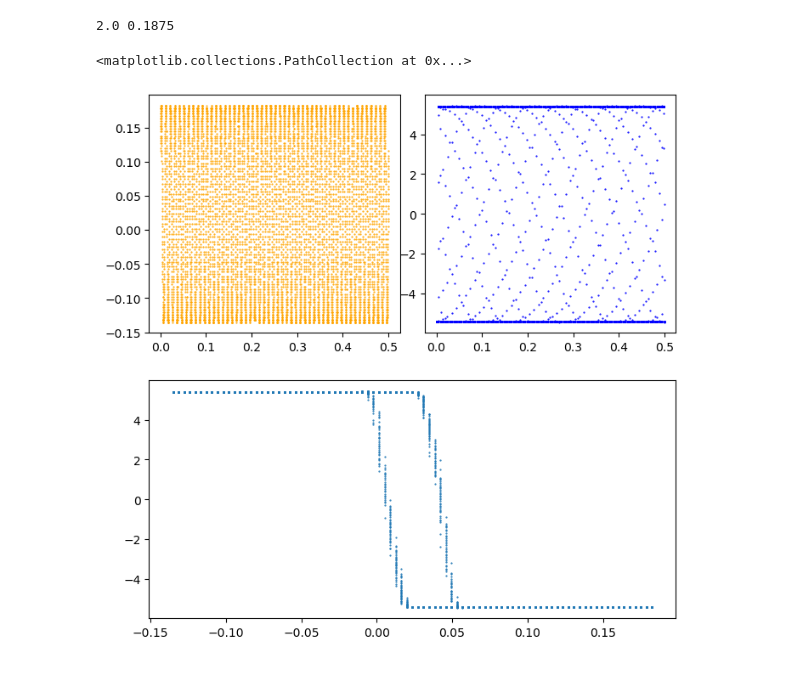
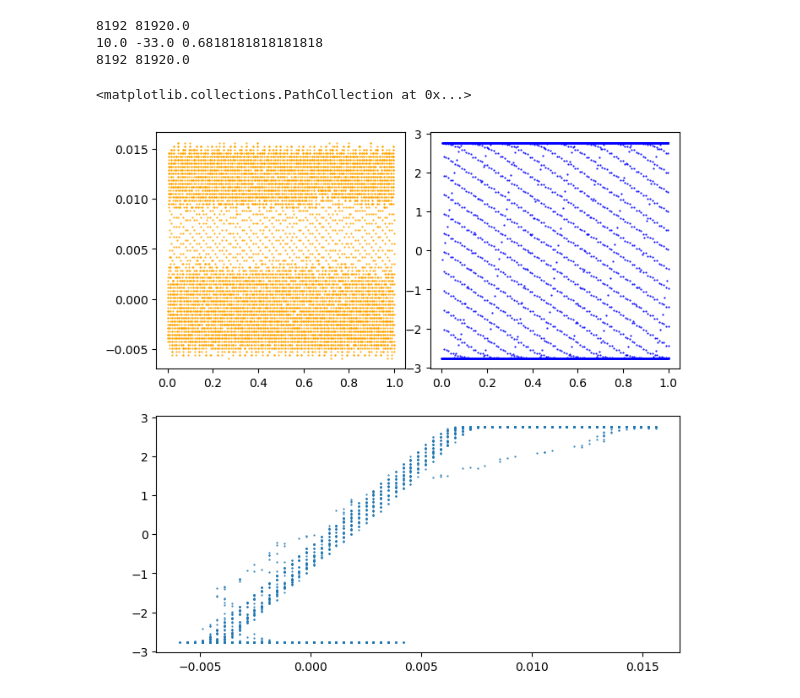
Before and after one commit to Chwanhee/Metrology, a Jupyter notebook: i-v_char_Chuad.ipynb, the cells around one changed output. Saved outputs shown, nothing was run; the diff lists cells and outputs as text; code cells hidden in the pictures.

```diff
--- a/i-v_char_Chuad.ipynb
+++ b/i-v_char_Chuad.ipynb
@@ -16,52 +16,61 @@ zoroku = ad2.connect(0)      # connect to first(0th) ad2, give it the name 'zoro
 def sampling(time):
     hertz = 100e6
     size = time*hertz
     if size <= 8192:
         return size,hertz
     else:
         size = 8192
         hertz = size/time
-        return size,hertz
+        print(size,hertz)
+        return size,int(hertz)
+
+def config_measurement(zoroku,t_mes,Vin=5.):
+    ad2.config_wavegen(zoroku,
+                frequency=10/t_mes,
+                amplitude=Vin, # Vin : Voltage range to observe.
+                symmetry = 100,
+                signal_shape= dwfc.funcTriangle
+                )
+    rate,size = sampling(t_mes)
+    ad2.config_oscilloscope(zoroku,
+        range0=3,
+        range1=3,
+        sample_rate = rate,
+        sample_size= size
+        )
+
+########## End of Function Defining ##########
 
 fig = plt.figure(figsize=(8,8))
 grid = gs.GridSpec(2,2,wspace=0.1,)
 
 axs1 = plt.subplot(grid[0,0])
 axs2 = plt.subplot(grid[0,1])
 axs3 = plt.subplot(grid[1,:])
 
-t_mes = 0.5
+E_sat = 15
+t_mes = 0.1
 size,rate = sampling(t_mes)
 
-R1 = 1000
-R2 = 150
-v_range = .25*5*R2/R1
-print(1/t_mes,v_range)
+R1 = 10
+R2 = 330
+amp = -R2/R1
+v_range = 1.5*E_sat*R1/R2
+print(1/t_mes,amp,v_range)
 
-ad2.config_wavegen(zoroku,
-            frequency=50/t_mes,
-            amplitude=v_range,
-            offset=0,
-            channel = 0,
-            signal_shape= dwfc.funcSine
-            )
-
-ad2.config_oscilloscope(zoroku,
-    range0=23,
-    range1=23,
-    sample_rate = rate,
-    sample_size= size,
-    )
+config_measurement(zoroku,t_mes,v_range)
 
 ad2.start_wavegen(zoroku,channel=0)
 time.sleep(0.1)
 T,Ch1,Ch2 = ad2.measure_oscilloscope(zoroku)
 ad2.stop_wavegen(zoroku,channel=0)
 
 axs1.scatter(T,Ch1,s=0.3,color="orange")
 axs2.scatter(T,Ch2,s=0.3,color="blue")
 axs3.scatter(Ch1,Ch2,s=0.3)
 # %% [output]
-2.0 0.1875
+8192 81920.0
+10.0 -33.0 0.6818181818181818
+8192 81920.0
 <matplotlib.collections.PathCollection at 0x...>
-[figure, old version]
+[figure, new version]
```
Also changed, not shown: parts of 3 cells of this notebook, 1 other file.
